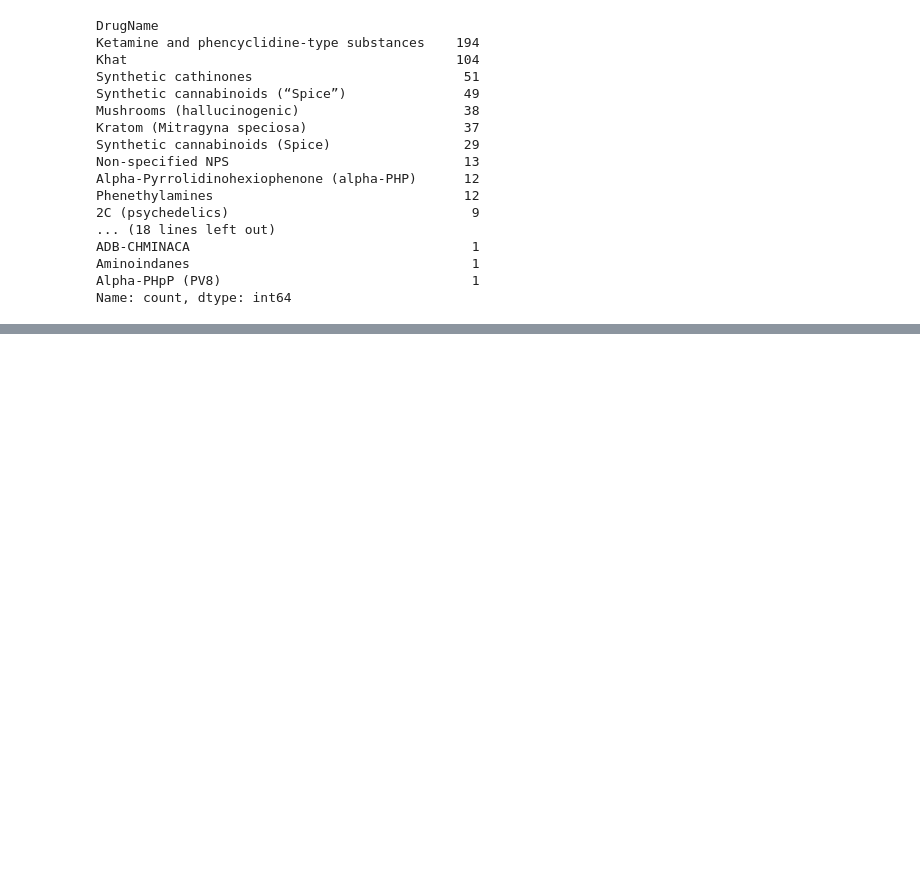
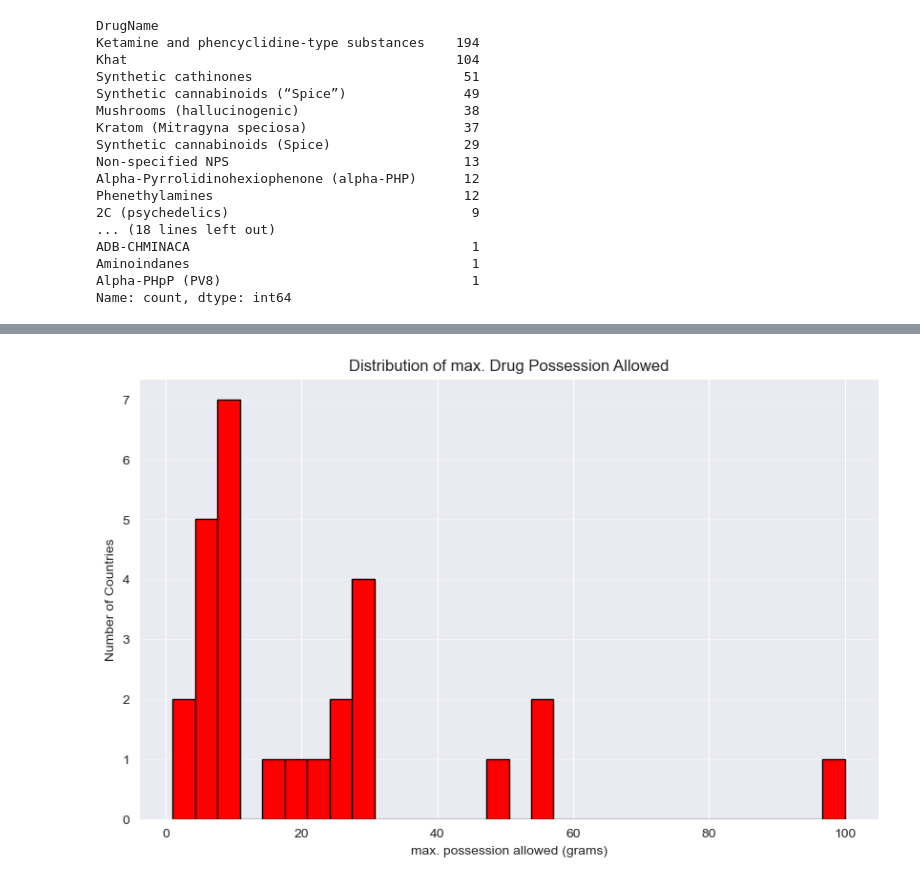
Before and after one commit to ArieStoli/ds-lab-2025, a Jupyter notebook: data_preprocessing.ipynb, the cells around one changed output, grey strips where cells are left out. Saved outputs shown, nothing was run; the diff lists cells and outputs as text; code cells hidden in the pictures; blank space fills up the shorter version.

```diff
--- a/data_preprocessing.ipynb
+++ b/data_preprocessing.ipynb
@@ -230,0 +411,35 @@ _Kilograms_ indicates the total amount of drugs (of some type) that has been sei
+# %%
+def legal_status_categorization(row: pd.Series) -> str:
+    """A simple switch case to categorize a pandas dataframe row to one of 4 categories:
+    1. LGL - 'Recreational' column has the value 'Legal'.
+    2. MED - 'Recreational' column is either 'Illegal' or 'Decriminalized', and 'Medical' column has one of the following values: 'Legal' or 'CBD only'.
+    3. DEC - 'Recreational' column has the value 'Decriminalized'. 'Medical' has the value 'Illegal'.
+    4. ILL - 'Recreational' and 'Medical' columns both have the value 'Illegal'.
+    """
+    if row['Recreational'] == 'Legal':
+        return 'LGL'
+    elif row['Medical'] in ['CBD only', 'Legal']:
+        return 'MED'
+    elif row['Recreational'] == 'Decriminalized' and row['Medical'] == 'Illegal':
+        return 'DEC'
+    else:
+        return 'ILL'
+
+legalization_df['legal_category'] = legalization_df.apply(lambda row: legal_status_categorization(row), axis=1)
+# Drop rows with 'Unknown' values
+legalization_df = legalization_df.query('Recreational != "Unknown" | Medical != "Unknown"')
+
+# reorder the columns for better visualization:
+col_name_mapping = {
+    "Country/Territory": "country",
+    "Recreational_year": "recreational_year",
+    "Mediacal_year": "medical_year",
+    "Decriminalized_max_possession": "decriminalized_max_possession"
+}
+column_order = legalization_df.columns.tolist()
+column_order.insert(1, 'legal_category')
+column_order.pop(len(column_order) - 1)
+[column_order.remove(x) for x in ["Recreational", "Medical", "Notes"]]
+legalization_df_sorted = legalization_df[column_order]
+legalization_df_sorted.rename(columns=col_name_mapping, inplace=True)
+legalization_df_sorted.sample(10, random_state=SEED-2).sort_values("legal_category")
@@ -230,0 +512,9 @@ _Kilograms_ indicates the total amount of drugs (of some type) that has been sei
+# %%
+plt.figure(figsize=(10, 6))
+plt.hist(legalization_df['Decriminalized_max_possession'].dropna(), bins=30, color='red', edgecolor='black')
+plt.xlabel('max. possession allowed (grams)')
+plt.ylabel('Number of Countries')
+plt.title('Distribution of max. Drug Possession Allowed')
+plt.grid(axis='y', alpha=0.35)
+# %% [output]
+[figure, added]
```
Also changed, not shown: parts of 32 cells of this notebook, 2 other files.
